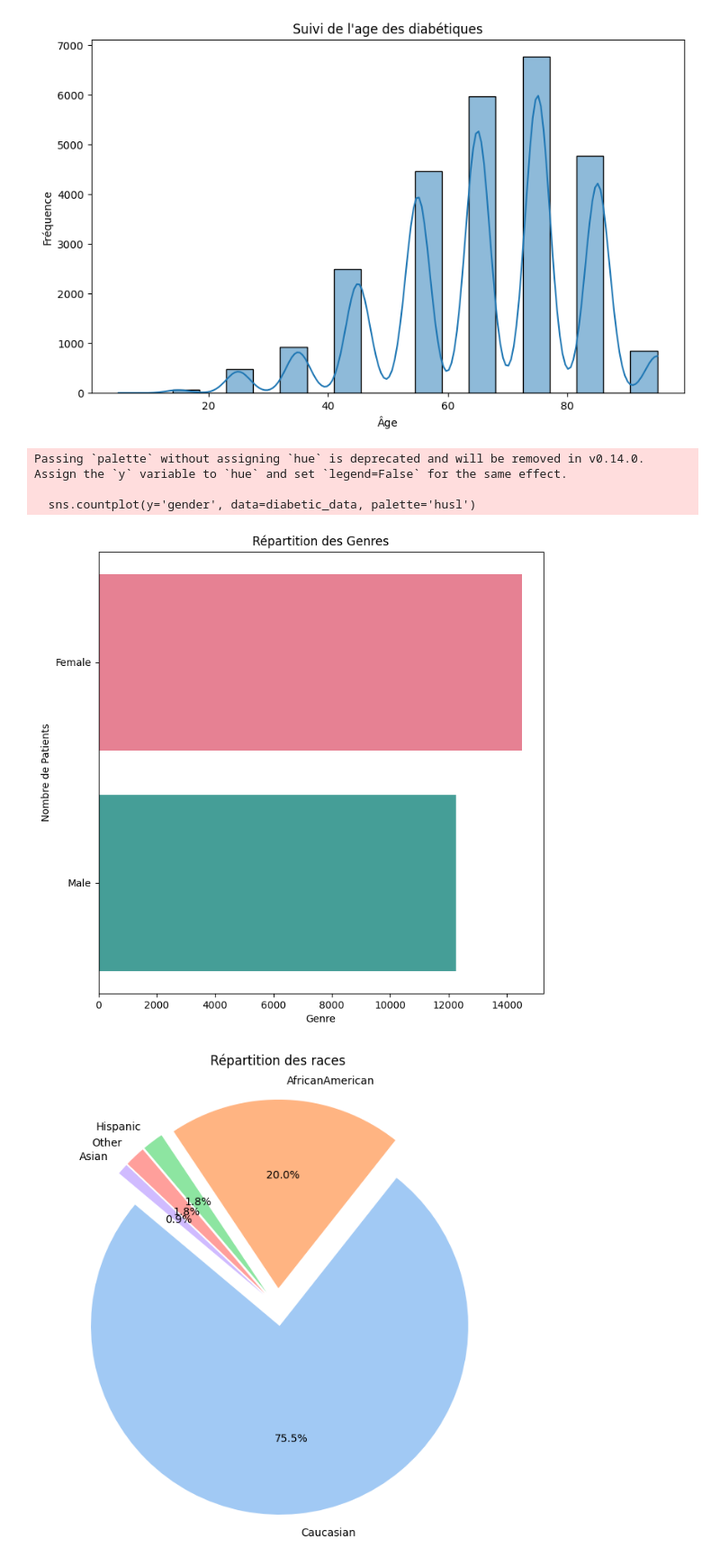
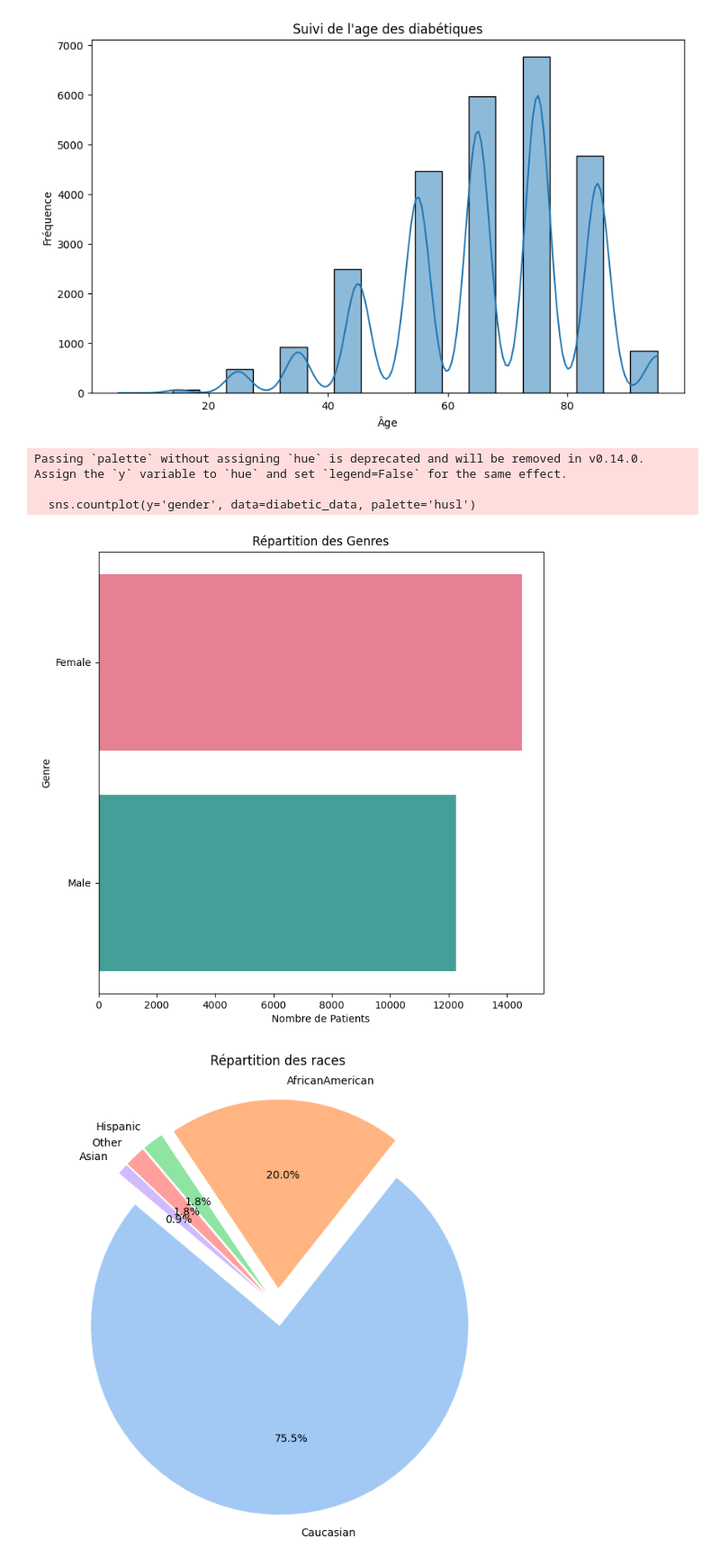
Before and after one commit to NadiaKlos/Python_Final_Project, a Jupyter notebook: Final_Project_Python.ipynb, the cells around one changed output. Shown: that part at 90% size. Drawn from its saved outputs; the diff is of its cells as text; code cells hidden in the pictures.

```diff
--- a/Final_Project_Python.ipynb
+++ b/Final_Project_Python.ipynb
@@ -169,15 +171,15 @@ plt.show()
 # %%
 plt.figure(figsize=(8, 8))
 sns.countplot(y='gender', data=diabetic_data, palette='husl')
 plt.title('Répartition des Genres')
-plt.xlabel('Genre')
-plt.ylabel('Nombre de Patients')
+plt.ylabel('Genre')
+plt.xlabel('Nombre de Patients')
 plt.show()
 # %% [output]
 Passing `palette` without assigning `hue` is deprecated and will be removed in v0.14.0. Assign the `y` variable to `hue` and set `legend=False` for the same effect.
 
   sns.countplot(y='gender', data=diabetic_data, palette='husl')
-[figure, old version]
+[figure, new version]
 # %%
 race_counts = diabetic_data['race'].value_counts()
 
```
Also changed, not shown: parts of 6 cells of this notebook.
